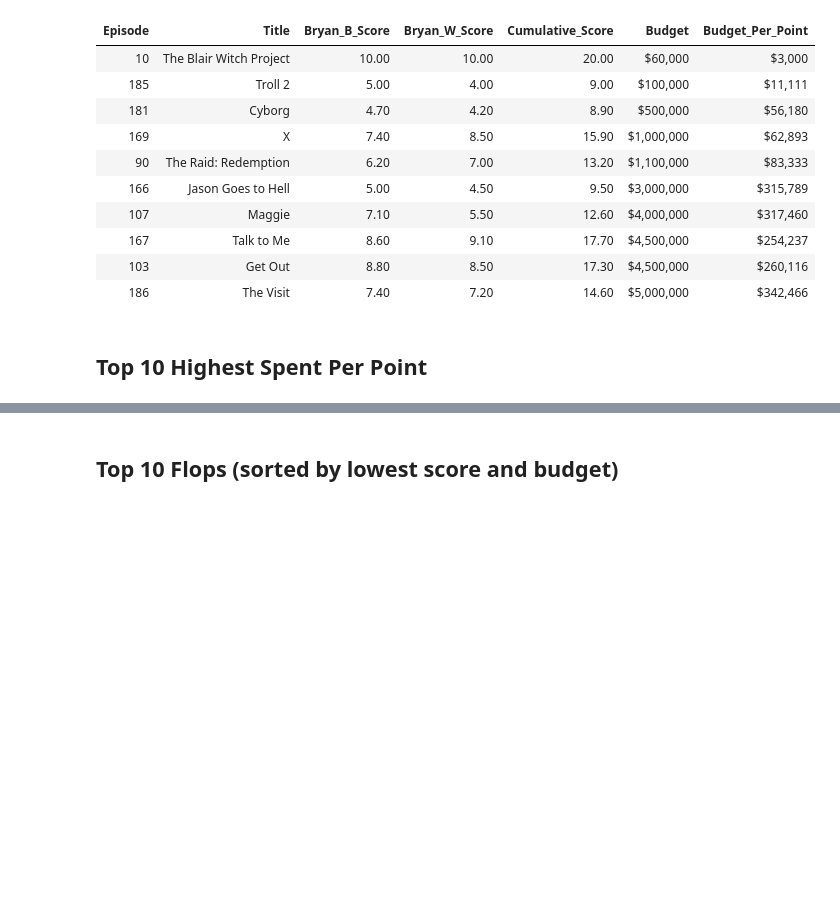
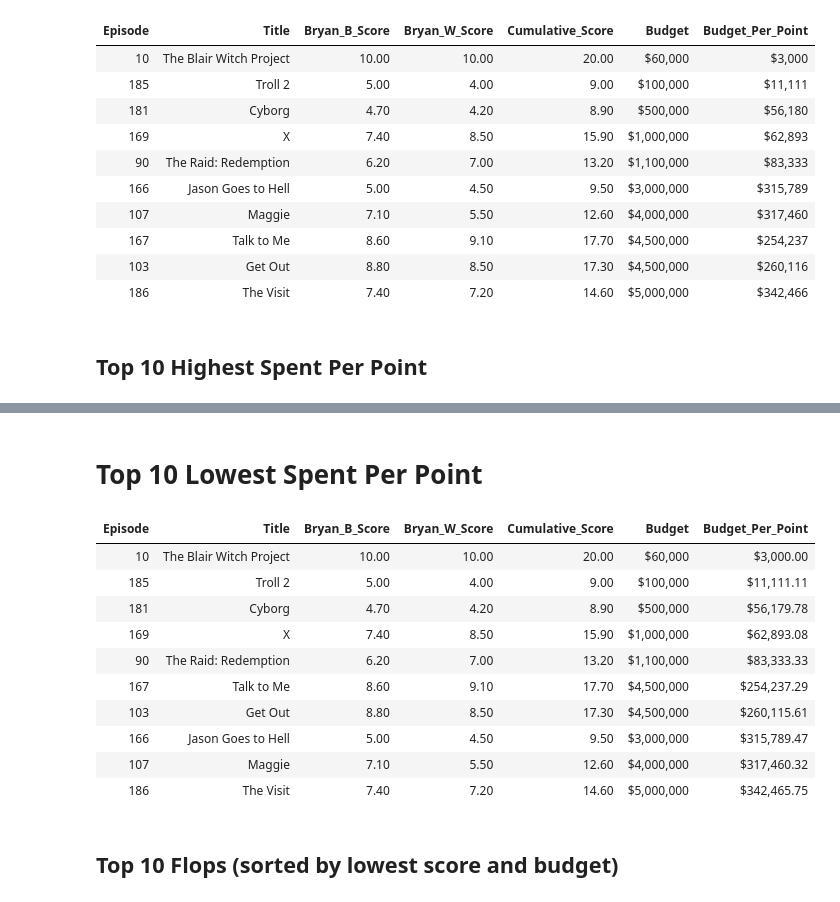
Before and after one commit to LKrae/Visualization_Project_Podcast, a Jupyter notebook: Visualization_Podcast.ipynb, the cells around one changed output, grey strips where cells are left out. Cells and saved outputs as stored; diff of their text form; code cells hidden in the pictures; blank space fills up the shorter version.

```diff
--- a/Visualization_Podcast.ipynb
+++ b/Visualization_Podcast.ipynb
@@ -531,6 +549,33 @@ mostspent_df[['Episode','Title','Bryan_B_Score', 'Bryan_W_Score','Cumulative_Sco
 | 119 | Black Panther: Wakanda Forever | 6.80 | 6.80 | 13.60 | $250,000,000 | $18,382,352.94 |
 | 154 | Mission Impossible: Dead Reckoning | 7.90 | 8.90 | 16.80 | $291,000,000 | $17,321,428.57 |
 | 184 | The Marvels | 6.00 | 7.10 | 13.10 | $220,000,000 | $16,793,893.13 |
+# %% [markdown]
+# Top 10 Lowest Spent Per Point
+# %%
+#budget and score ratio
+filtered_df = df[df['Budget'] != 0]
+lowestspend_df = filtered_df.sort_values(by='Budget_Per_Point', ascending=True).head(10).copy()
+lowestspend_df['Budget_Per_Point'] = lowestspend_df['Budget_Per_Point'].map('${:,.2f}'.format)
+lowestspend_df['Episode'] = lowestspend_df['Episode'].map('{:,.0f}'.format)
+lowestspend_df['Budget'] = lowestspend_df['Budget'].map('${:,.0f}'.format)
+lowestspend_df['Bryan_B_Score'] = lowestspend_df['Bryan_B_Score'].map('{:,.2f}'.format)
+lowestspend_df['Bryan_W_Score'] = lowestspend_df['Bryan_W_Score'].map('{:,.2f}'.format)
+lowestspend_df['Cumulative_Score'] = lowestspend_df['Cumulative_Score'].map('{:,.2f}'.format)
+
+#lowest spent on each point
+lowestspend_df[['Episode','Title','Bryan_B_Score', 'Bryan_W_Score','Cumulative_Score', 'Budget','Budget_Per_Point']].style.hide(axis="index")
+# %% [output]
+| Episode | Title | Bryan_B_Score | Bryan_W_Score | Cumulative_Score | Budget | Budget_Per_Point |
+| 10 | The Blair Witch Project | 10.00 | 10.00 | 20.00 | $60,000 | $3,000.00 |
+| 185 | Troll 2 | 5.00 | 4.00 | 9.00 | $100,000 | $11,111.11 |
+| 181 | Cyborg | 4.70 | 4.20 | 8.90 | $500,000 | $56,179.78 |
+| 169 | X | 7.40 | 8.50 | 15.90 | $1,000,000 | $62,893.08 |
+| 90 | The Raid: Redemption | 6.20 | 7.00 | 13.20 | $1,100,000 | $83,333.33 |
+| 167 | Talk to Me | 8.60 | 9.10 | 17.70 | $4,500,000 | $254,237.29 |
+| 103 | Get Out | 8.80 | 8.50 | 17.30 | $4,500,000 | $260,115.61 |
+| 166 | Jason Goes to Hell | 5.00 | 4.50 | 9.50 | $3,000,000 | $315,789.47 |
+| 107 | Maggie | 7.10 | 5.50 | 12.60 | $4,000,000 | $317,460.32 |
+| 186 | The Visit | 7.40 | 7.20 | 14.60 | $5,000,000 | $342,465.75 |
 # %% [markdown]
 ## Top 10 Flops (sorted by lowest score and budget)
 # %%
```
Also changed, not shown: parts of 2 cells of this notebook, 2 other files.
